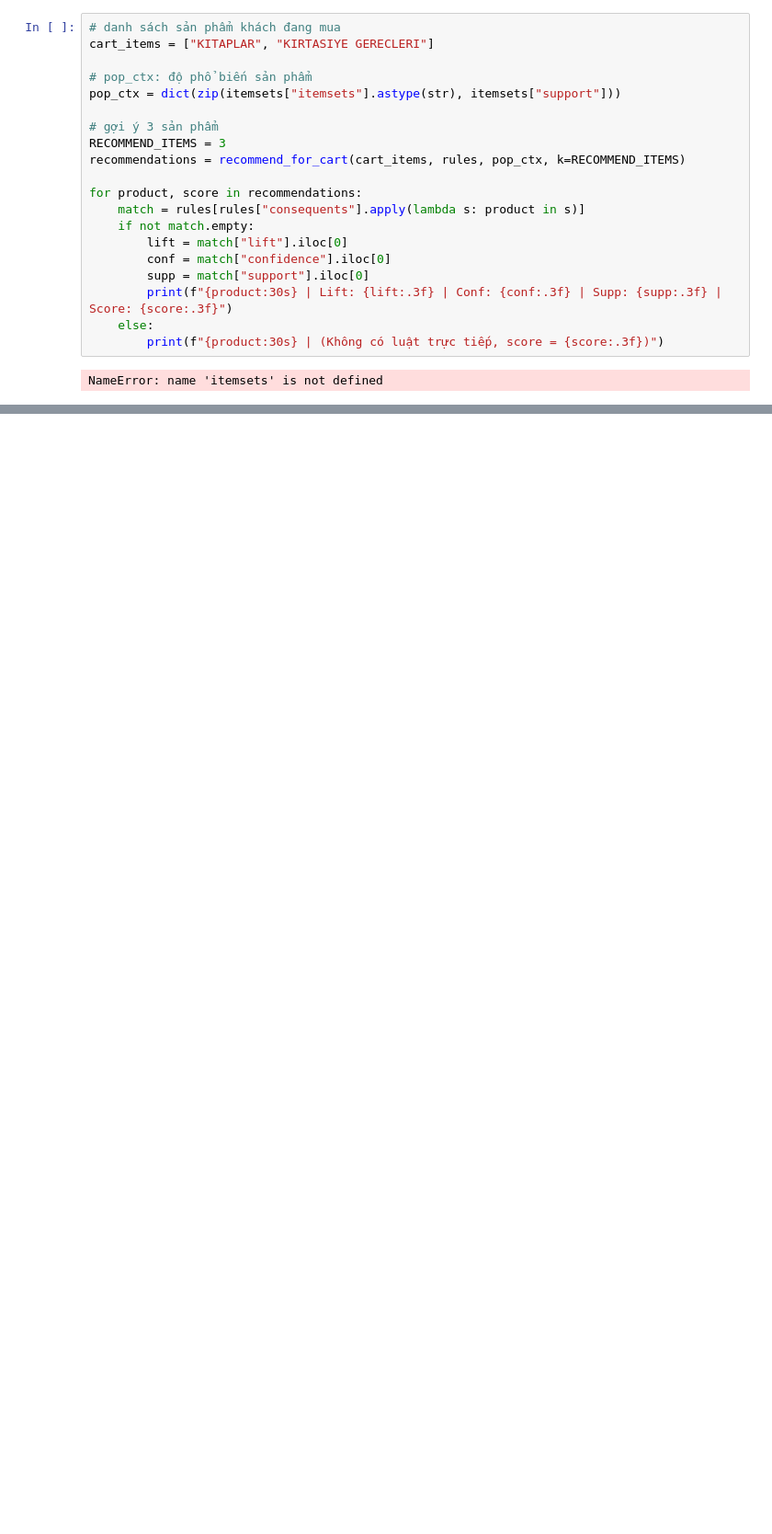
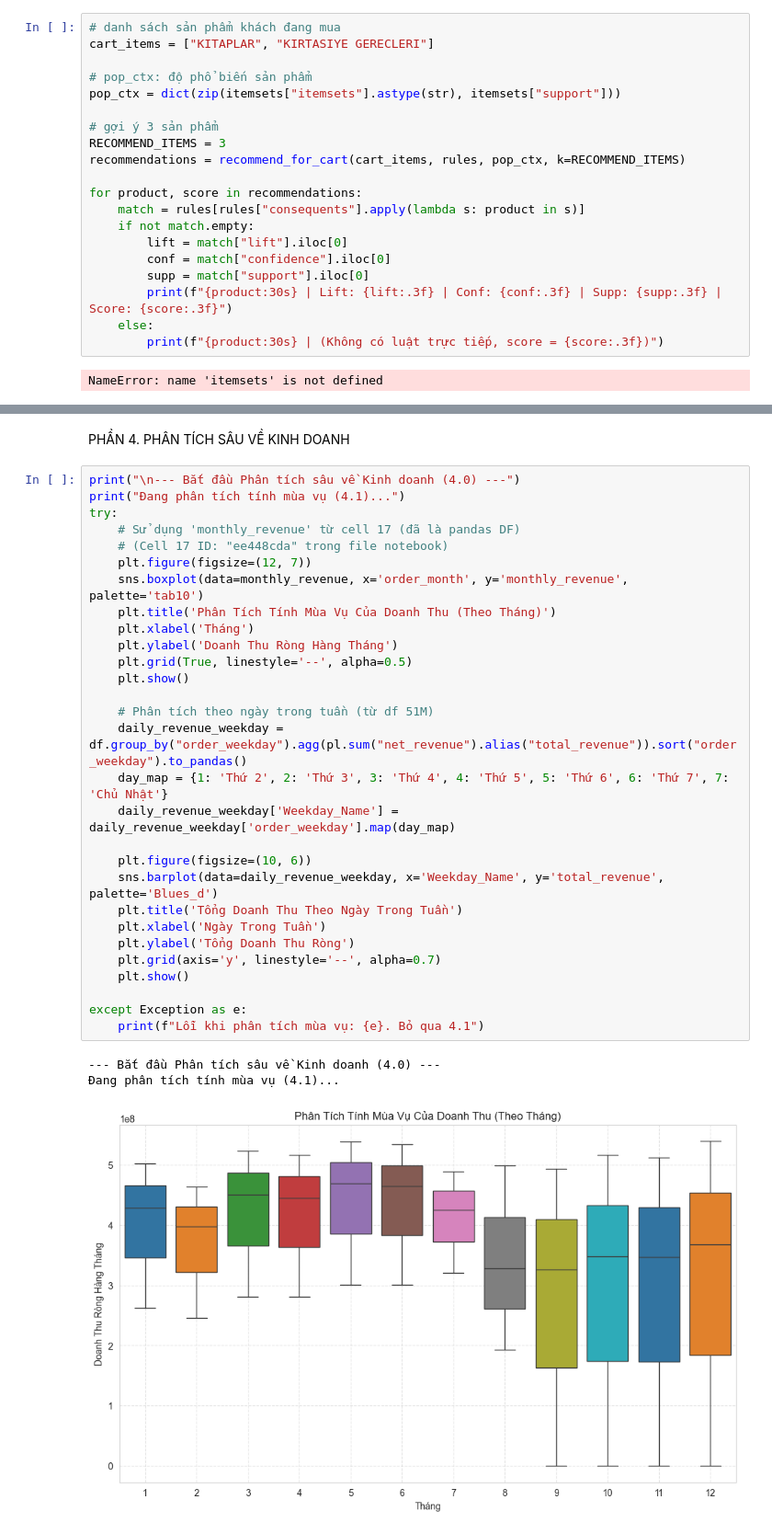
Before and after one commit to Ginz13062004/data, a Jupyter notebook: Nhom7.ipynb, the cells around one changed output, grey strips where cells are left out. Shown at 92% size. Drawn from its saved outputs; the diff is of its cells as text; blank space fills up the shorter version.

```diff
--- a/Nhom7.ipynb
+++ b/Nhom7.ipynb
@@ -1053,0 +1358,35 @@ NameError: name 'itemsets' is not defined
+# %% [markdown]
+PHẦN 4. PHÂN TÍCH SÂU VỀ KINH DOANH
+# %%
+print("\n--- Bắt đầu Phân tích sâu về Kinh doanh (4.0) ---")
+print("Đang phân tích tính mùa vụ (4.1)...")
+try:
+    # Sử dụng 'monthly_revenue' từ cell 17 (đã là pandas DF)
+    # (Cell 17 ID: "ee448cda" trong file notebook)
+    plt.figure(figsize=(12, 7))
+    sns.boxplot(data=monthly_revenue, x='order_month', y='monthly_revenue', palette='tab10')
+    plt.title('Phân Tích Tính Mùa Vụ Của Doanh Thu (Theo Tháng)')
+    plt.xlabel('Tháng')
+    plt.ylabel('Doanh Thu Ròng Hàng Tháng')
+    plt.grid(True, linestyle='--', alpha=0.5)
+    plt.show()
+
+    # Phân tích theo ngày trong tuần (từ df 51M)
+    daily_revenue_weekday = df.group_by("order_weekday").agg(pl.sum("net_revenue").alias("total_revenue")).sort("order_weekday").to_pandas()
+    day_map = {1: 'Thứ 2', 2: 'Thứ 3', 3: 'Thứ 4', 4: 'Thứ 5', 5: 'Thứ 6', 6: 'Thứ 7', 7: 'Chủ Nhật'}
+    daily_revenue_weekday['Weekday_Name'] = daily_revenue_weekday['order_weekday'].map(day_map)
+
+    plt.figure(figsize=(10, 6))
+    sns.barplot(data=daily_revenue_weekday, x='Weekday_Name', y='total_revenue', palette='Blues_d')
+    plt.title('Tổng Doanh Thu Theo Ngày Trong Tuần')
+    plt.xlabel('Ngày Trong Tuần')
+    plt.ylabel('Tổng Doanh Thu Ròng')
+    plt.grid(axis='y', linestyle='--', alpha=0.7)
+    plt.show()
+
+except Exception as e:
+    print(f"Lỗi khi phân tích mùa vụ: {e}. Bỏ qua 4.1")
+# %% [output]
+--- Bắt đầu Phân tích sâu về Kinh doanh (4.0) ---
+Đang phân tích tính mùa vụ (4.1)...
+[figure, added]
```
Also changed, not shown: parts of 23 cells of this notebook.
